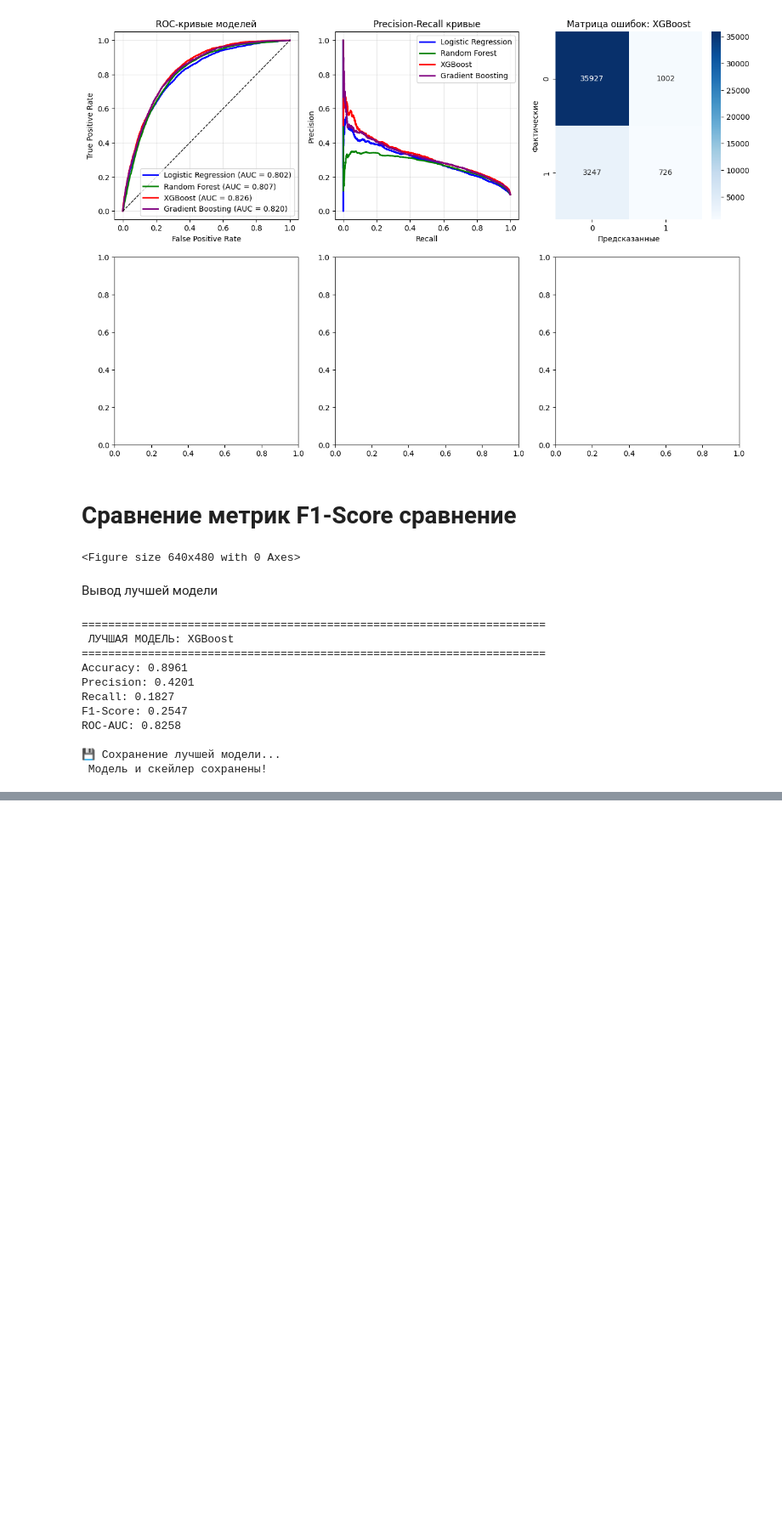
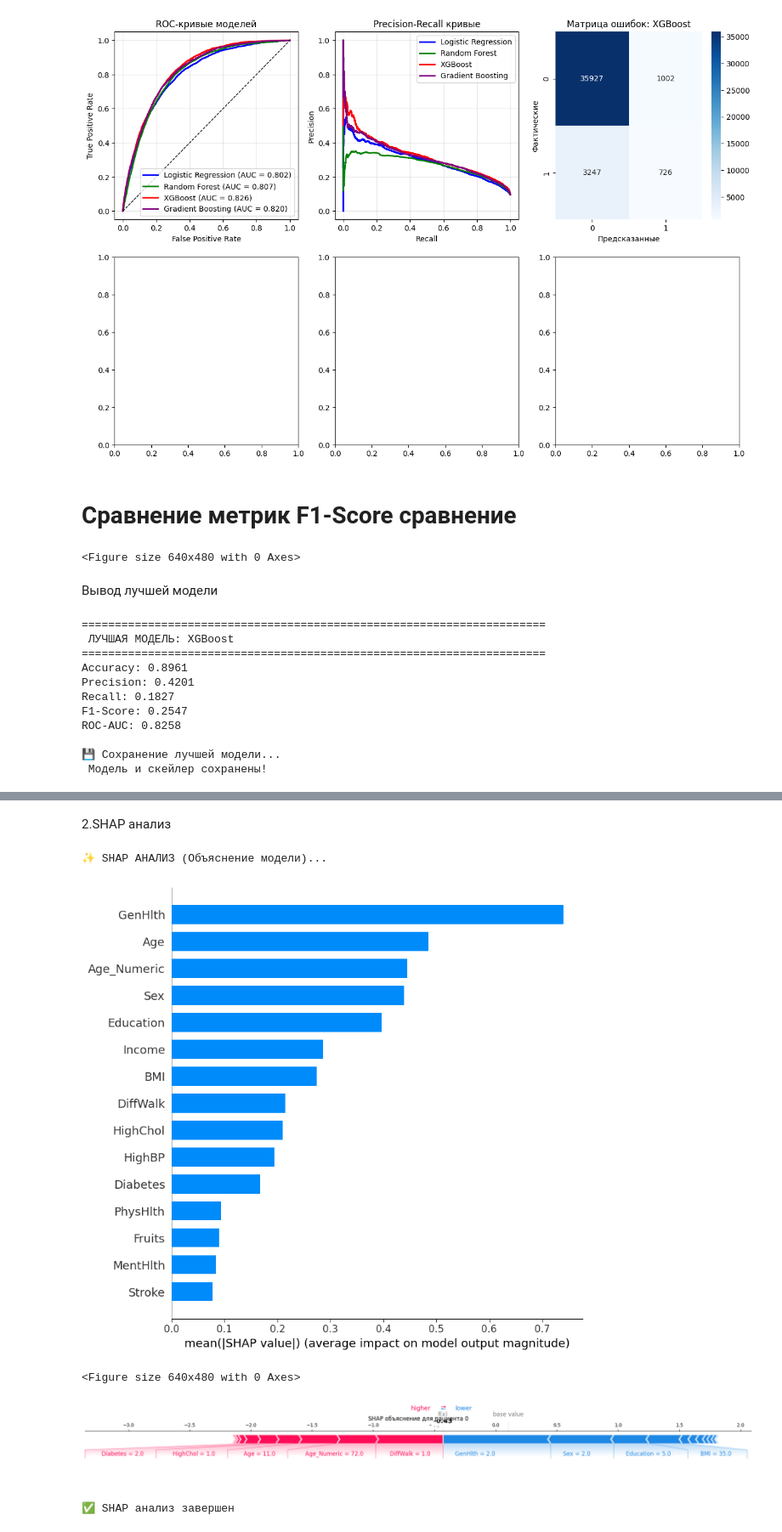
Before and after one commit to NurzatGitHub/DM-Final, a Jupyter notebook: DM-final.ipynb, the cells around one changed output, grey strips where cells are left out. Shown at 85% size. Drawn from its saved outputs; the diff is of its cells as text; code cells hidden in the pictures; blank space fills up the shorter version.

```diff
--- a/DM-final.ipynb
+++ b/DM-final.ipynb
@@ -615,0 +697,37 @@ ROC-AUC: 0.8258
+# %% [markdown]
+2.SHAP анализ
+# %%
+try:
+    print("\n✨ SHAP АНАЛИЗ (Объяснение модели)...")
+    import shap
+
+    # Для tree-based моделей
+    if hasattr(best_model, 'feature_importances_'):
+        # Создаем explainer
+        explainer = shap.TreeExplainer(best_model)
+        shap_values = explainer.shap_values(X_test)
+
+        # Summary plot
+        plt.figure(figsize=(12, 8))
+        shap.summary_plot(shap_values, X_test, plot_type="bar", max_display=15)
+        plt.tight_layout()
+        plt.show()
+
+        # Force plot для конкретного пациента
+        patient_idx = 0
+        shap.force_plot(explainer.expected_value, shap_values[patient_idx],
+                       X_test.iloc[patient_idx], matplotlib=True, show=False)
+        plt.title(f'SHAP объяснение для пациента {patient_idx}')
+        plt.tight_layout()
+        plt.show()
+
+        print("✅ SHAP анализ завершен")
+
+except ImportError:
+    print("⚠️  Библиотека SHAP не установлена. Для установки: pip install shap")
+# %% [output]
+✨ SHAP АНАЛИЗ (Объяснение модели)...
+[figure, added]
+<Figure size 640x480 with 0 Axes>
+[figure, added]
+✅ SHAP анализ завершен
```
Also changed, not shown: parts of 16 cells of this notebook, 2 other files.
